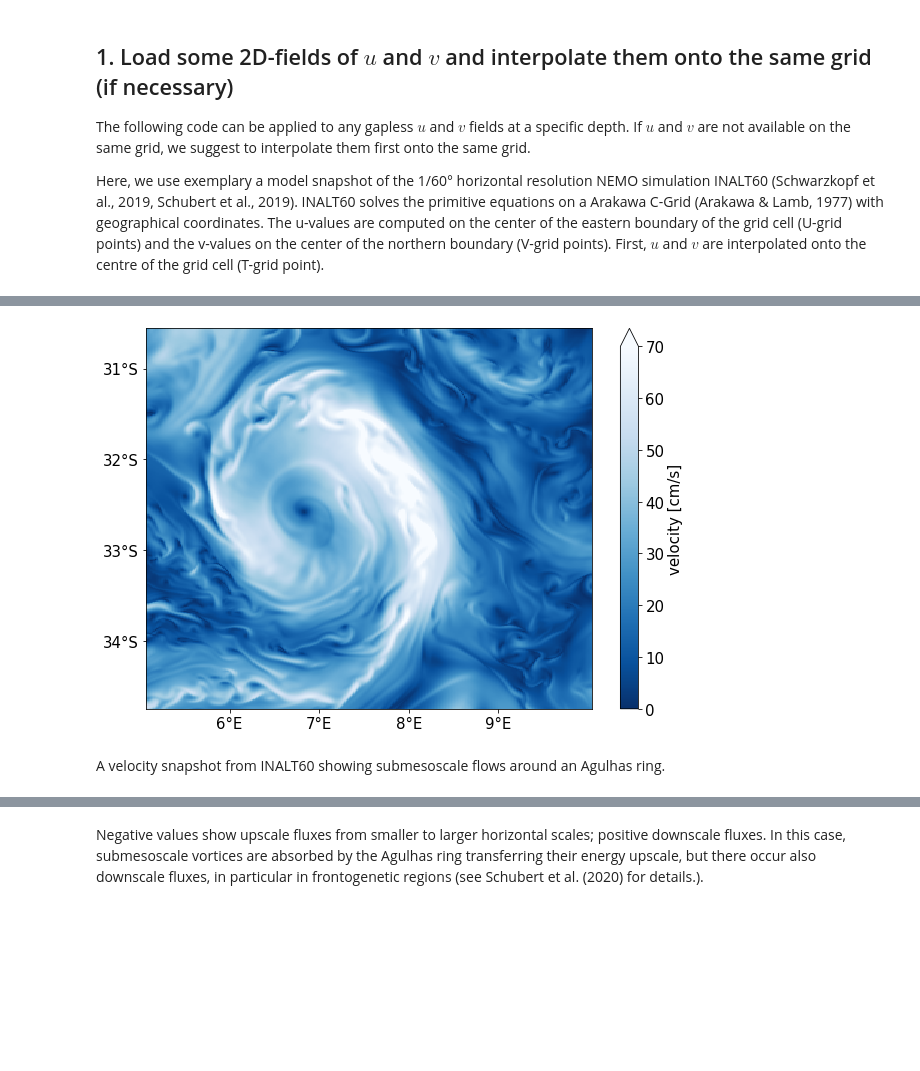
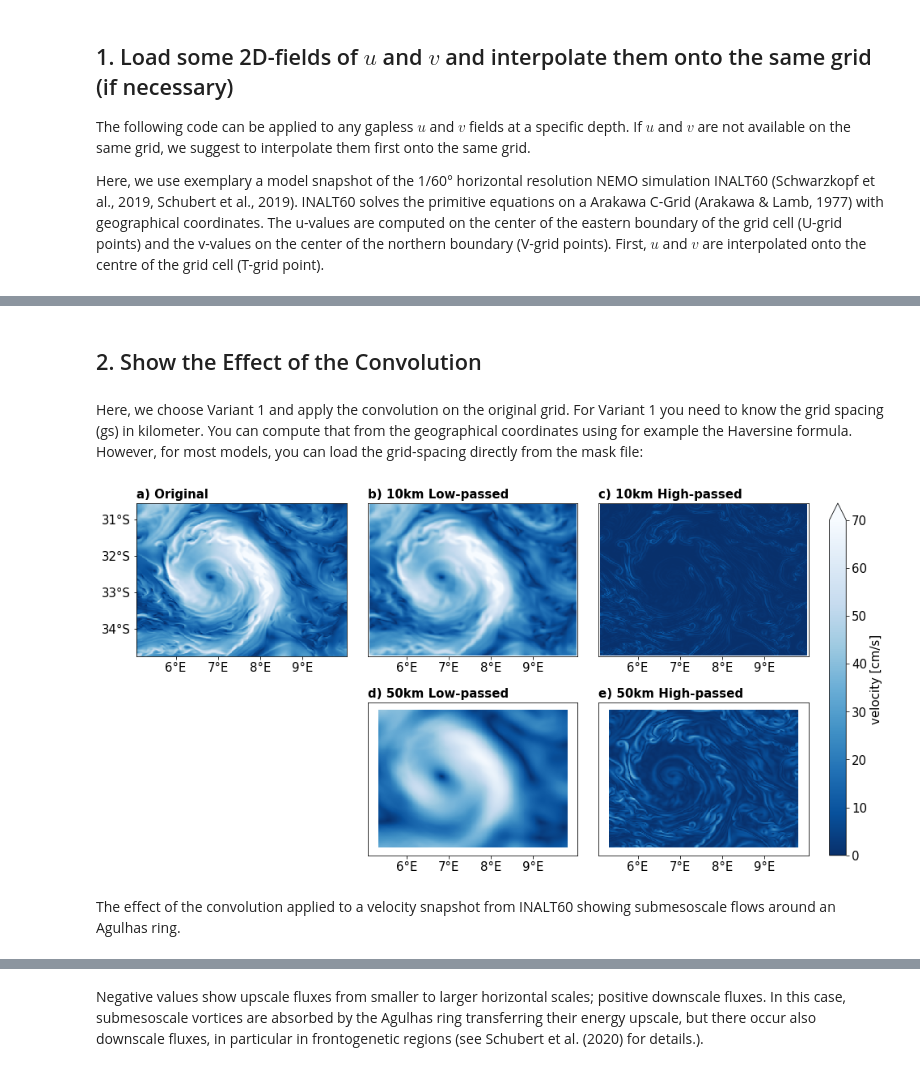
Before and after one commit to reneschubert/keflux, a Jupyter notebook: notebooks/CoarseGraining.ipynb, the cells around one changed output, grey strips where cells are left out. Saved outputs shown, nothing was run; the diff lists cells and outputs as text; code cells hidden in the pictures; blank space fills up the shorter version.

```diff
--- a/notebooks/CoarseGraining.ipynb
+++ b/notebooks/CoarseGraining.ipynb
@@ -48,19 +55,7 @@ u = u.isel(x=slice(1,None),y=slice(1,None))
 v = v.isel(x=slice(1,None),y=slice(1,None))
 lon = lon.isel(x=slice(1,None),y=slice(1,None))
 lat = lat.isel(x=slice(1,None),y=slice(1,None))
-# %%
-# show the velocity for the example data
-vel = (u**2+v**2)**0.5 # compute the velocity
-plt.figure(figsize=(10,7))
-# define geographical ticks for the plots
-def addplot():
-    plt.xticks([6,7,8,9],['6°E','7°E','8°E','9°E'],fontsize=15)
-    plt.yticks([-34,-33,-32,-31],['34°S','33°S','32°S','31°S'],fontsize=15)
-
-cp = plt.pcolormesh(lon,lat,100*vel,cmap='Blues_r',vmin=0,vmax=70)
-cbar = plt.colorbar(cp,shrink=1,extend='max')
-cbar.ax.tick_params(labelsize=15)
-cbar.set_label(r'velocity [cm/s]', fontsize = 15)
-addplot()
-# %% [output]
-[figure, removed]
+# %% [markdown]
+## 2. Show the Effect of the Convolution
+# %% [markdown]
+Here, we choose Variant 1 and apply the convolution on the original grid. For Variant 1 you need to know the grid spacing (gs) in kilometer. You can compute that from the geographical coordinates using for example the Haversine formula. However, for most models, you can load the grid-spacing directly from the mask file:
@@ -67,2 +103,58 @@ addplot()
+# %%
+plt.figure(figsize=(20,8))
+gc=plt.GridSpec(2,4) # rows, columns
+gc.update(wspace=0.1, hspace=0.3)
+
+def addplot():
+    plt.xticks([6,7,8,9],['6°E','7°E','8°E','9°E'],fontsize=15)
+    plt.yticks([-34,-33,-32,-31],['34°S','33°S','32°S','31°S'],fontsize=15)
+
+# the velocity from the original components
+vel = ( u ** 2 + v ** 2 ) ** 0.5
+ax = plt.subplot(gc[0,0])
+plt.pcolormesh(lon,lat,100 * vel,cmap='Blues_r',vmin=0,vmax=70)
+plt.title('a) Original',fontsize=15,fontweight='bold',loc='left')
+addplot()
+
+# the velocity from the low-passed components
+velm = ( um[0,:,:] ** 2 + vm[0,:,:] ** 2 ) ** 0.5 # compute the velocity for the low-passed fields
+ax = plt.subplot(gc[0,1])
+plt.pcolormesh(lon,lat,100 * velm,cmap='Blues_r',vmin=0,vmax=70)
+plt.title('b) '+str(scales[0])+'km Low-passed',fontsize=15,fontweight='bold',loc='left')
+ax.get_yaxis().set_visible(False)
+addplot()
+
+# the velocity from the high-passed componScaleents
+veld = ( (u-um[0,:,:]) ** 2 + (v-vm[0,:,:]) ** 2 ) ** 0.5 # compute the velocity for the high-passed fields
+ax = plt.subplot(gc[0,2])
+cp = plt.pcolormesh(lon,lat,100 * veld,cmap='Blues_r',vmin=0,vmax=70)
+plt.title('c) '+str(scales[0])+'km High-passed',fontsize=15,fontweight='bold',loc='left')
+ax.get_yaxis().set_visible(False)
+addplot()
+
+
+# the velocity from the low-passed components
+velm = ( um[1,:,:] ** 2 + vm[1,:,:] ** 2 ) ** 0.5 # compute the velocity for the low-passed fields
+ax = plt.subplot(gc[1,1])
+plt.pcolormesh(lon,lat,100 * velm,cmap='Blues_r',vmin=0,vmax=70)
+plt.title('d) '+str(scales[1])+'km Low-passed',fontsize=15,fontweight='bold',loc='left')
+ax.get_yaxis().set_visible(False)
+addplot()
+
+# the velocity from the high-passed componScaleents
+veld = ( (u-um[1,:,:]) ** 2 + (v-vm[1,:,:]) ** 2 ) ** 0.5 # compute the velocity for the high-passed fields
+ax = plt.subplot(gc[1,2])
+cp = plt.pcolormesh(lon,lat,100 * veld,cmap='Blues_r',vmin=0,vmax=70)
+plt.title('e) '+str(scales[1])+'km High-passed',fontsize=15,fontweight='bold',loc='left')
+ax.get_yaxis().set_visible(False)
+addplot()
+
+ax = plt.subplot(gc[:,-1])
+plt.gca().set_visible(False)
+cbar = plt.colorbar(cp,fraction = 1,shrink=1,extend='max')
+cbar.ax.tick_params(labelsize=15)
+cbar.set_label(r'velocity [cm/s]', fontsize = 15)
+# %% [output]
+[figure, added]
 # %% [markdown]
-A velocity snapshot from INALT60 showing submesoscale flows around an Agulhas ring.
+The effect of the convolution applied to a velocity snapshot from INALT60 showing submesoscale flows around an Agulhas ring.
```
Also changed, not shown: parts of 21 cells of this notebook, 2 other files.
